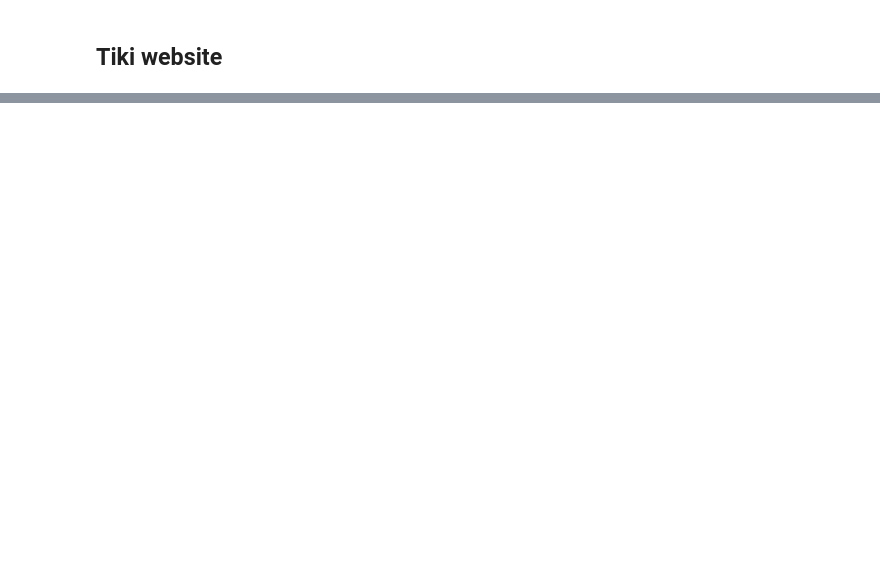
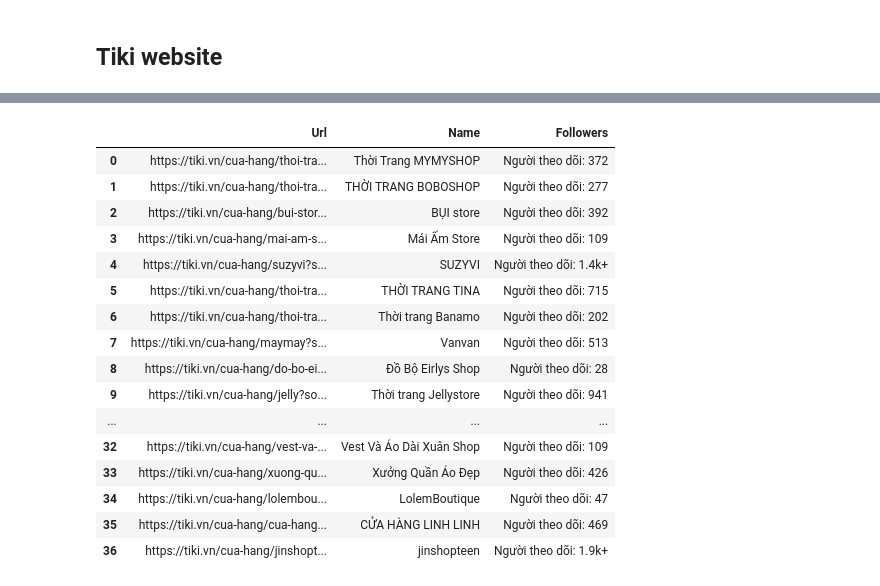
Before and after one commit to tathithienthanh/WomenFashionProductRecommendationSystem, a Jupyter notebook: Untitled.ipynb, the cells around one changed output, grey strips where cells are left out. Drawn from its saved outputs; the diff is of its cells as text; code cells hidden in the pictures; blank space fills up the shorter version.

Commit message:
Scraping data from Tiki task is done

```diff
--- a/Untitled.ipynb
+++ b/Untitled.ipynb
@@ -400,0 +521,27 @@ drive.quit()
+# %%
+with open('Tiki_shop_urls.txt', mode='w') as file:
+    for row in Tiki_shop_urls:
+        file.write(row + "\n")
+# %%
+with open('Tiki_shop_urls.txt', mode='r') as file:
+    links = file.readlines()
+links = [link.strip() for link in links]
+# print(links)
+# %%
+Tiki_shop_urls = links
+# %%
+for url in Tiki_shop_urls:
+    driver.get(url)
+    time.sleep(2)
+
+    try:
+        name = driver.find_element(By.CSS_SELECTOR, 'h1.Header__SellerName-sc-vgcg69-2').text
+        # print(name)
+
+        followers = driver.find_element(By.CSS_SELECTOR, '#seller-info-wrapper > div.Header__SellerNameWrapper-sc-vgcg69-5.jZYoaR > div.Header__BadgeWrapper-sc-vgcg69-11.czboZb > div:nth-child(3) > div.Header__SubInfo-sc-vgcg69-12.iUmIsA').text
+        # print(followers)
+
+        df_Tiki_shop = pd.concat([df_Tiki_shop, pd.DataFrame([[url, name, followers]], columns = ['Url', 'Name', 'Followers'])], ignore_index = True)
+        print(df_Tiki_shop[df_Tiki_shop['Url'] == url])
+    except NoSuchElementException:
+        print('NoSuchElementException')
@@ -400,0 +566,20 @@ drive.quit()
+# %%
+df_Tiki_shop
+# %% [output]
+|  | Url | Name | Followers |
+| 0 | https://tiki.vn/cua-hang/thoi-tra... | Thời Trang MYMYSHOP | Người theo dõi: 372 |
+| 1 | https://tiki.vn/cua-hang/thoi-tra... | THỜI TRANG BOBOSHOP | Người theo dõi: 277 |
+| 2 | https://tiki.vn/cua-hang/bui-stor... | BỤI store | Người theo dõi: 392 |
+| 3 | https://tiki.vn/cua-hang/mai-am-s... | Mái Ấm Store | Người theo dõi: 109 |
+| 4 | https://tiki.vn/cua-hang/suzyvi?s... | SUZYVI | Người theo dõi: 1.4k+ |
+| 5 | https://tiki.vn/cua-hang/thoi-tra... | THỜI TRANG TINA | Người theo dõi: 715 |
+| 6 | https://tiki.vn/cua-hang/thoi-tra... | Thời trang Banamo | Người theo dõi: 202 |
+| 7 | https://tiki.vn/cua-hang/maymay?s... | Vanvan | Người theo dõi: 513 |
+| 8 | https://tiki.vn/cua-hang/do-bo-ei... | Đồ Bộ Eirlys Shop | Người theo dõi: 28 |
+| 9 | https://tiki.vn/cua-hang/jelly?so... | Thời trang Jellystore | Người theo dõi: 941 |
+| ... | ... | ... | ... |
+| 32 | https://tiki.vn/cua-hang/vest-va-... | Vest Và Áo Dài Xuân Shop | Người theo dõi: 109 |
+| 33 | https://tiki.vn/cua-hang/xuong-qu... | Xưởng Quần Áo Đẹp | Người theo dõi: 426 |
+| 34 | https://tiki.vn/cua-hang/lolembou... | LolemBoutique | Người theo dõi: 47 |
+| 35 | https://tiki.vn/cua-hang/cua-hang... | CỬA HÀNG LINH LINH | Người theo dõi: 469 |
+| 36 | https://tiki.vn/cua-hang/jinshopt... | jinshopteen | Người theo dõi: 1.9k+ |
```
Also changed, not shown: parts of 14 cells of this notebook, 3 other files.
